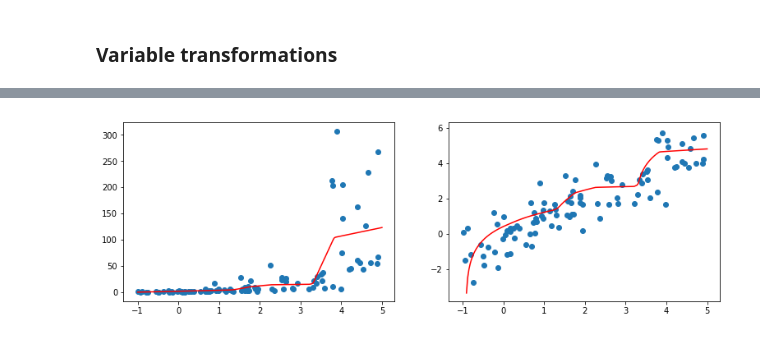
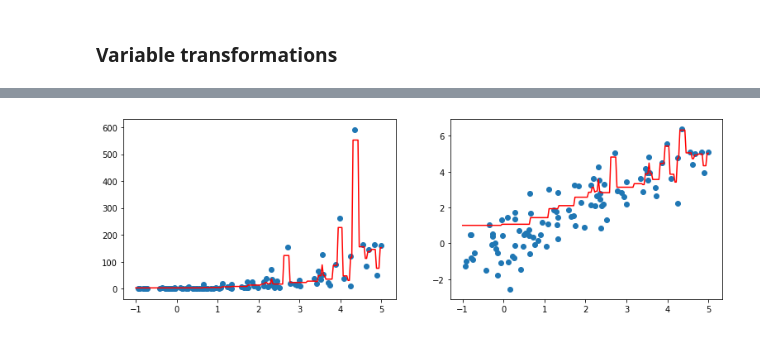
Before and after one commit to sonho2008/datascience, a Jupyter notebook: Regression_and_bias_variance_tradeoff.ipynb, the cells around one changed output, grey strips where cells are left out. Drawn from its saved outputs; the diff is of its cells as text; code cells hidden in the pictures.

```diff
--- a/Regression_and_bias_variance_tradeoff.ipynb
+++ b/Regression_and_bias_variance_tradeoff.ipynb
@@ -174,13 +169,16 @@ plt.show()
 # %%
 # EXAMPLE OF A BAD THING TO DO:
 # fitting directly to the original dataset
-if libexist:
-    params = {'depth':1, 'width':150, 'reg_rate':None, 'dropout_rate':0.0}
-    nnr = NNRegressor(**params)
-    fig, ax = plt.subplots(1,2, figsize=(13,4))
-    nnr.fit(x4,y4, verbose=False, epochs=700)
-    ax[1].plot(domain4, np.log(nnr.predict(domain4)), c='red'); ax[1].scatter(x4,np.log(y4))
-    ax[0].plot(domain4, nnr.predict(domain4), c='red'); ax[0].scatter(x4,y4)
-    plt.show()
+params = {'n_estimators':60, 'learning_rate':0.07}
+nnr = GradientBoostingRegressor(**params)
+fig, ax = plt.subplots(1,2, figsize=(13,4))
+nnr.fit(x4,y4)
+ax[1].plot(domain4, np.log(nnr.predict(domain4)), c='red'); ax[1].scatter(x4,np.log(y4))
+ax[0].plot(domain4, nnr.predict(domain4), c='red'); ax[0].scatter(x4,y4)
+plt.show()
+#----------------------- Gradient Boosting Tree regression --------------------------------
+#--------------------- Fitted directly on the original data -------------------------------
+#------------ Result is overfitting the data points with large y-magnitude ----------------
+#-------------- And underfitting data points with small y magnitude -----------------------
 # %% [output]
-[figure, old version]
+[figure, new version]
```
Also changed, not shown: parts of 7 cells of this notebook.
